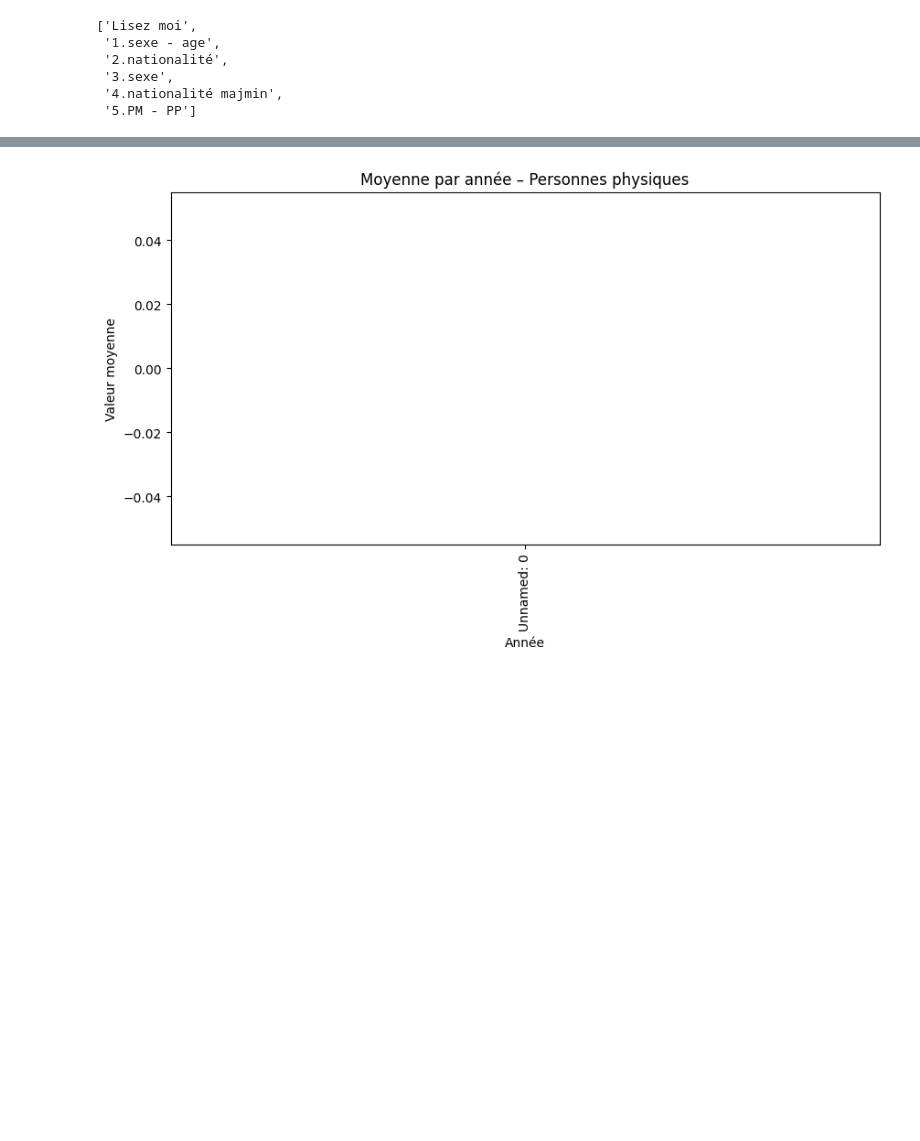
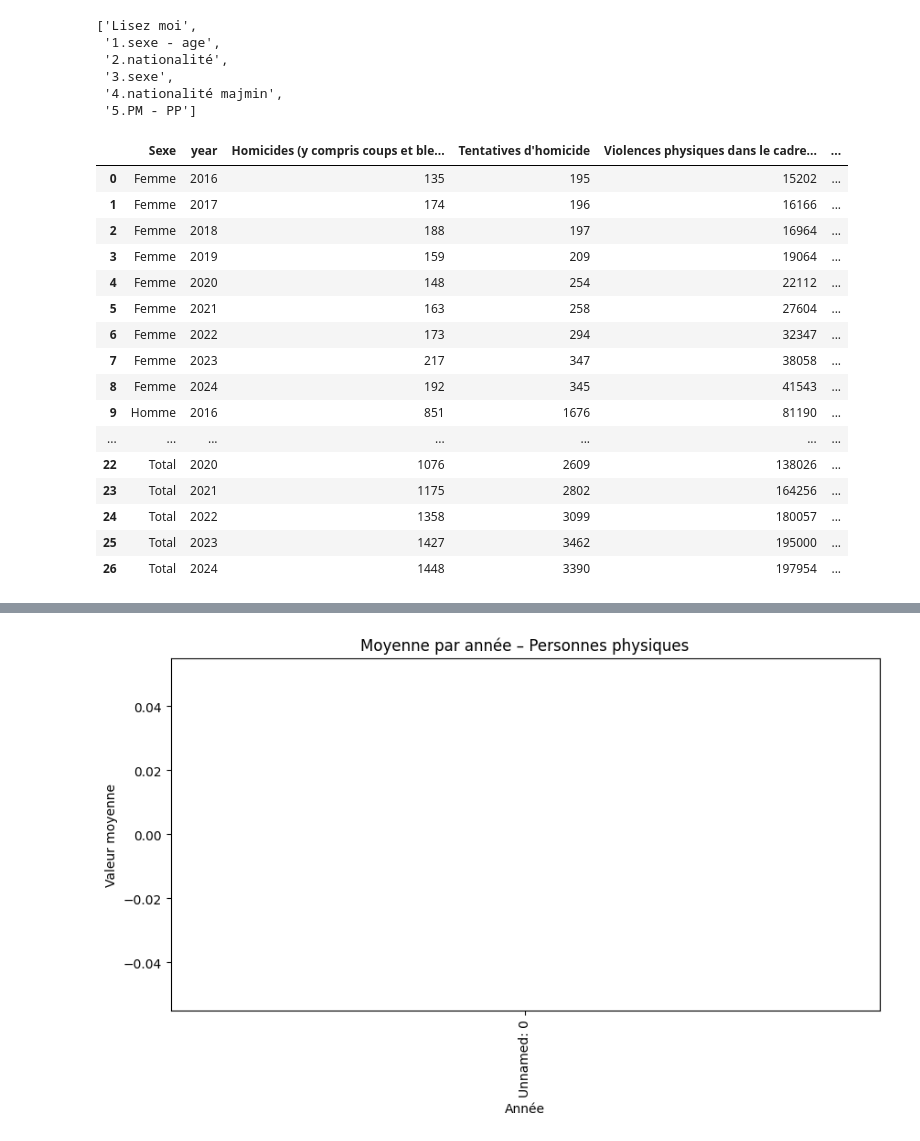
Before and after one commit to luciedum-dot/Intro-to-data-analysis-with-Python---Final-Project, a Jupyter notebook: Evolutions_of_Criminality_France_2016_2024.ipynb, the cells around one changed output, grey strips where cells are left out. Saved outputs shown, nothing was run; the diff lists cells and outputs as text; code cells hidden in the pictures; blank space fills up the shorter version.

Commit message:
Pivoting of the headers in the sheet 3.Sexe

```diff
--- a/Evolutions_of_Criminality_France_2016_2024.ipynb
+++ b/Evolutions_of_Criminality_France_2016_2024.ipynb
@@ -48,6 +39,46 @@ xls.sheet_names
  '3.sexe',
  '4.nationalité majmin',
  '5.PM - PP']
+# %%
+#Show the Excel File on the sheet sex, in order to look at the "total" column for every year and see the trend
+
+#Read Excel on the sheet 3.sexe, skipping the first 2 rows and setting multiple headers (years and categories)
+df = pd.read_excel(path, sheet_name="3.sexe", skiprows=2, header=[0, 1])
+
+#Remove the 1st empty column of the sheet
+df = df.iloc[:,1:]
+
+#Pivot the year header
+pivoted_df = (
+    df
+    .set_index("Sexe")
+    .stack(level=1)          # move second header to rows
+    .reset_index()           # make it a column
+    .rename(columns={"level_1": "year"})
+  )
+
+#Cast the type of Sexe column from tupple to string
+pivoted_df["Sexe"] = pivoted_df["Sexe"].str[0]
+
+pivoted_df.head(30)
+# %% [output]
+|  | Sexe | year | Homicides (y compris coups et ble... | Tentatives d'homicide | Violences physiques dans le cadre... | ... |
+| 0 | Femme | 2016 | 135 | 195 | 15202 | ... |
+| 1 | Femme | 2017 | 174 | 196 | 16166 | ... |
+| 2 | Femme | 2018 | 188 | 197 | 16964 | ... |
+| 3 | Femme | 2019 | 159 | 209 | 19064 | ... |
+| 4 | Femme | 2020 | 148 | 254 | 22112 | ... |
+| 5 | Femme | 2021 | 163 | 258 | 27604 | ... |
+| 6 | Femme | 2022 | 173 | 294 | 32347 | ... |
+| 7 | Femme | 2023 | 217 | 347 | 38058 | ... |
+| 8 | Femme | 2024 | 192 | 345 | 41543 | ... |
+| 9 | Homme | 2016 | 851 | 1676 | 81190 | ... |
+| ... | ... | ... | ... | ... | ... | ... |
+| 22 | Total | 2020 | 1076 | 2609 | 138026 | ... |
+| 23 | Total | 2021 | 1175 | 2802 | 164256 | ... |
+| 24 | Total | 2022 | 1358 | 3099 | 180057 | ... |
+| 25 | Total | 2023 | 1427 | 3462 | 195000 | ... |
+| 26 | Total | 2024 | 1448 | 3390 | 197954 | ... |
 # %%
 #Show Excel File - Total accused people
 
```
Also changed, not shown: parts of 3 cells of this notebook.
